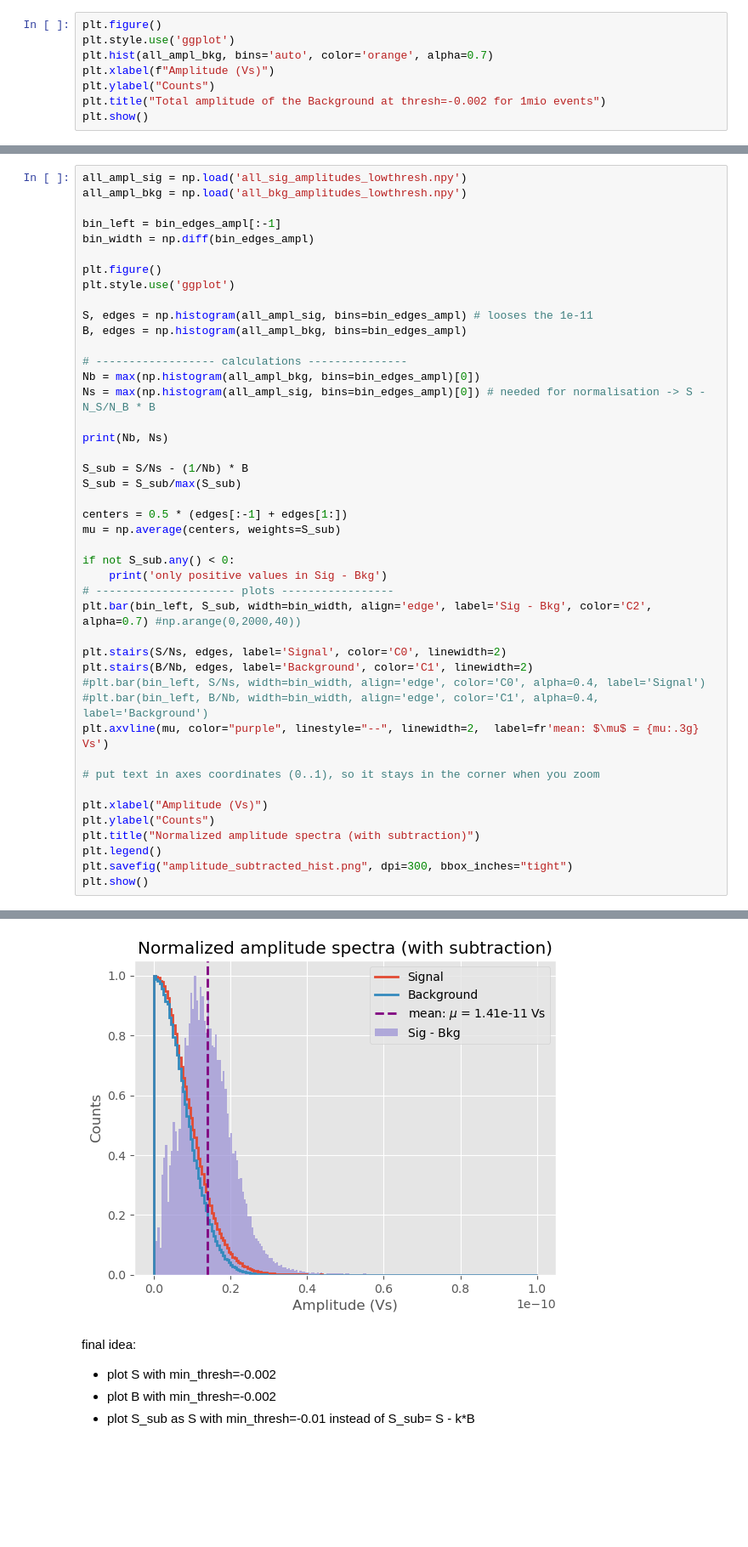
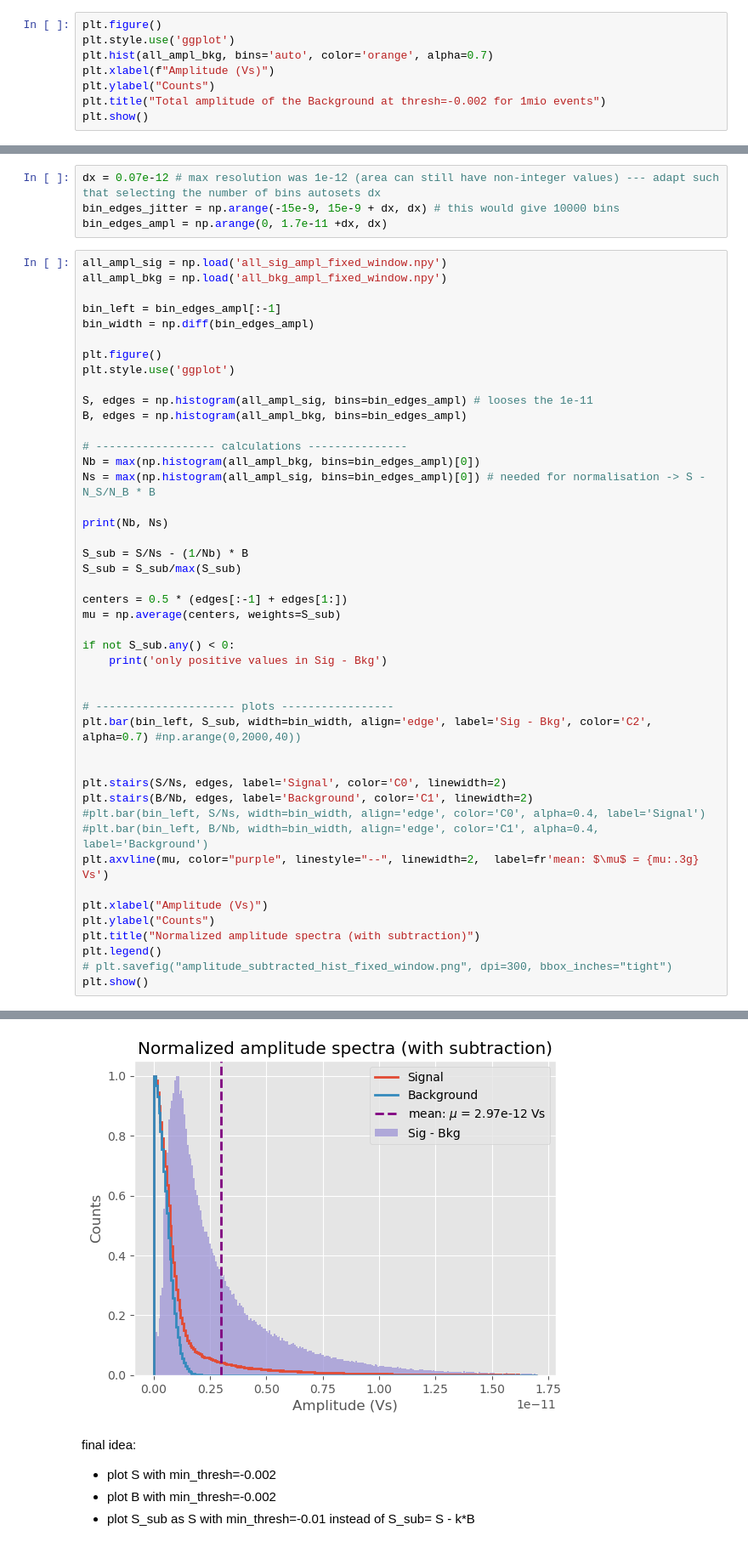
Before and after one commit to laloscola/Max-Planck-Coding, a Jupyter notebook: code_for_MCPPMT_Camera/analysis_final1.ipynb, the cells around one changed output, grey strips where cells are left out. Shown at 85% size. Drawn from its saved outputs; the diff is of its cells as text; blank space fills up the shorter version.

Commit message:
fixed window analysis and green and aqua analysis

```diff
--- a/code_for_MCPPMT_Camera/analysis_final1.ipynb
+++ b/code_for_MCPPMT_Camera/analysis_final1.ipynb
@@ -153,6 +223,10 @@ plt.show()
+# %%
+dx = 0.07e-12 # max resolution was 1e-12 (area can still have non-integer values) --- adapt such that selecting the number of bins autosets dx
+bin_edges_jitter = np.arange(-15e-9, 15e-9 + dx, dx) # this would give 10000 bins
+bin_edges_ampl = np.arange(0, 1.7e-11 +dx, dx)
 # %%
-all_ampl_sig = np.load('all_sig_amplitudes_lowthresh.npy')
-all_ampl_bkg = np.load('all_bkg_amplitudes_lowthresh.npy')
+all_ampl_sig = np.load('all_sig_ampl_fixed_window.npy')
+all_ampl_bkg = np.load('all_bkg_ampl_fixed_window.npy')
 
 bin_left = bin_edges_ampl[:-1]
 bin_width = np.diff(bin_edges_ampl)
@@ -177,8 +251,11 @@ mu = np.average(centers, weights=S_sub)
 
 if not S_sub.any() < 0:
     print('only positive values in Sig - Bkg')
+
+
 # --------------------- plots -----------------
 plt.bar(bin_left, S_sub, width=bin_width, align='edge', label='Sig - Bkg', color='C2', alpha=0.7) #np.arange(0,2000,40))
+
 
 plt.stairs(S/Ns, edges, label='Signal', color='C0', linewidth=2)
 plt.stairs(B/Nb, edges, label='Background', color='C1', linewidth=2)
@@ -186,12 +263,10 @@ plt.stairs(B/Nb, edges, label='Background', color='C1', linewidth=2)
 #plt.bar(bin_left, B/Nb, width=bin_width, align='edge', color='C1', alpha=0.4, label='Background')
 plt.axvline(mu, color="purple", linestyle="--", linewidth=2,  label=fr'mean: $\mu$ = {mu:.3g} Vs')
 
-# put text in axes coordinates (0..1), so it stays in the corner when you zoom
-
 plt.xlabel("Amplitude (Vs)")
 plt.ylabel("Counts")
 plt.title("Normalized amplitude spectra (with subtraction)")
 plt.legend()
-plt.savefig("amplitude_subtracted_hist.png", dpi=300, bbox_inches="tight")
+# plt.savefig("amplitude_subtracted_hist_fixed_window.png", dpi=300, bbox_inches="tight")
 plt.show()
 # %% [output]
@@ -199,5 +275,5 @@ plt.show()
 only positive values in Sig - Bkg
-[figure, old version]
+[figure, new version]
 # %% [markdown]
 final idea:
 - plot S with min_thresh=-0.002
```
Also changed, not shown: parts of 26 cells of this notebook, 8 other files.
